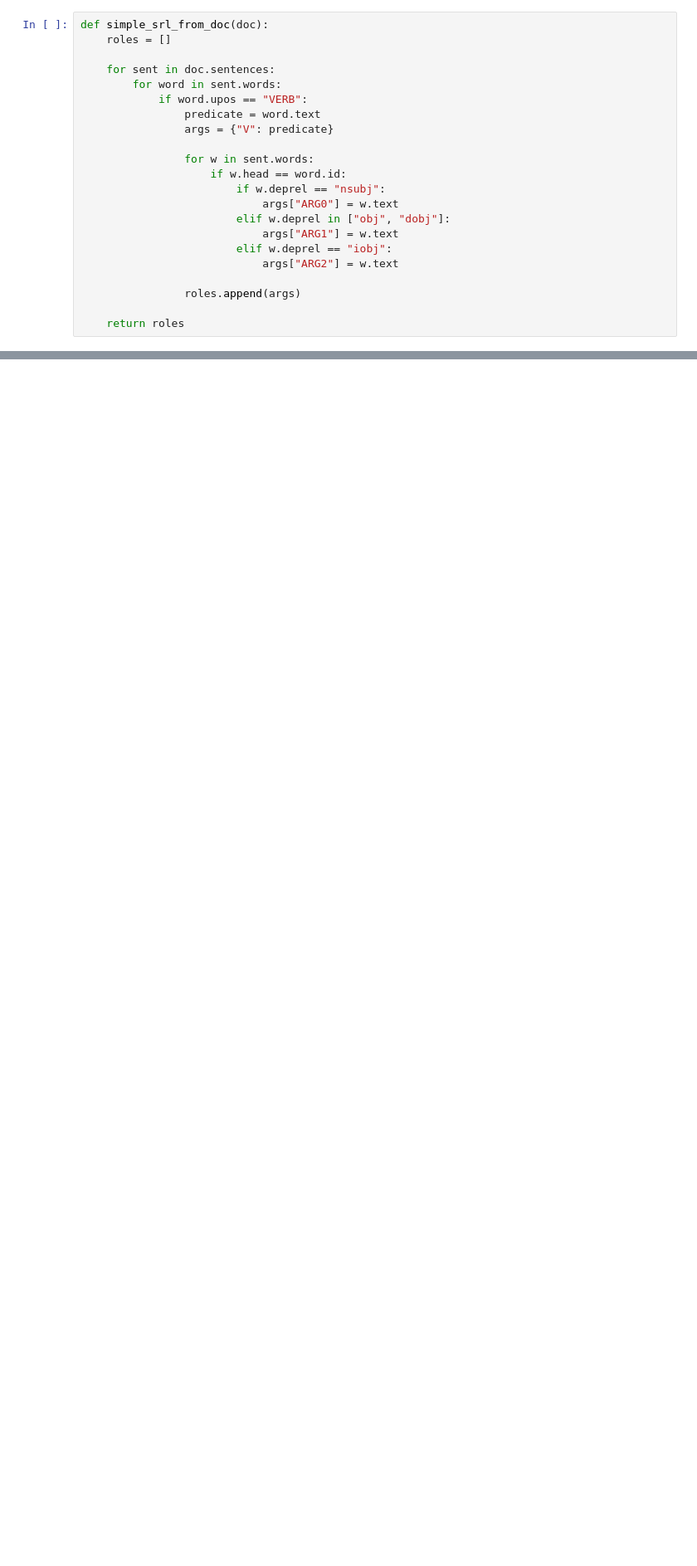
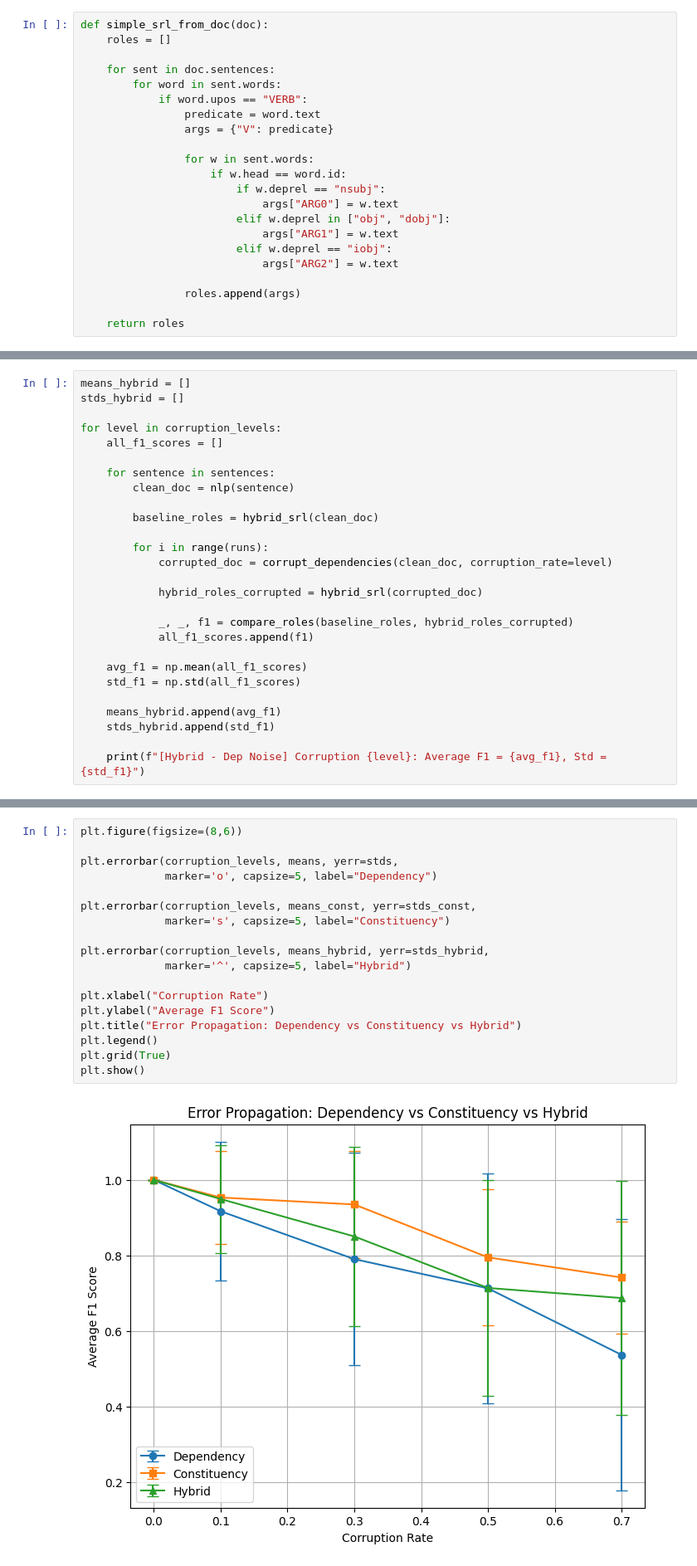
Before and after one commit to Danil1Danil/case_study, a Jupyter notebook: error_propagation_srl.ipynb, the cells around one changed output, grey strips where cells are left out. Shown at 83% size. Drawn from its saved outputs; the diff is of its cells as text; blank space fills up the shorter version.

```diff
--- a/error_propagation_srl.ipynb
+++ b/error_propagation_srl.ipynb
@@ -195,0 +345,27 @@ Corrupted: [{'V': 'gave', 'ARG1': 'book'}]
+# %%
+means_hybrid = []
+stds_hybrid = []
+
+for level in corruption_levels:
+    all_f1_scores = []
+
+    for sentence in sentences:
+        clean_doc = nlp(sentence)
+
+        baseline_roles = hybrid_srl(clean_doc)
+
+        for i in range(runs):
+            corrupted_doc = corrupt_dependencies(clean_doc, corruption_rate=level)
+
+            hybrid_roles_corrupted = hybrid_srl(corrupted_doc)
+
+            _, _, f1 = compare_roles(baseline_roles, hybrid_roles_corrupted)
+            all_f1_scores.append(f1)
+
+    avg_f1 = np.mean(all_f1_scores)
+    std_f1 = np.std(all_f1_scores)
+
+    means_hybrid.append(avg_f1)
+    stds_hybrid.append(std_f1)
+
+    print(f"[Hybrid - Dep Noise] Corruption {level}: Average F1 = {avg_f1}, Std = {std_f1}")
@@ -195,0 +378,20 @@ Corrupted: [{'V': 'gave', 'ARG1': 'book'}]
+# %%
+plt.figure(figsize=(8,6))
+
+plt.errorbar(corruption_levels, means, yerr=stds,
+             marker='o', capsize=5, label="Dependency")
+
+plt.errorbar(corruption_levels, means_const, yerr=stds_const,
+             marker='s', capsize=5, label="Constituency")
+
+plt.errorbar(corruption_levels, means_hybrid, yerr=stds_hybrid,
+             marker='^', capsize=5, label="Hybrid")
+
+plt.xlabel("Corruption Rate")
+plt.ylabel("Average F1 Score")
+plt.title("Error Propagation: Dependency vs Constituency vs Hybrid")
+plt.legend()
+plt.grid(True)
+plt.show()
+# %% [output]
+[figure, added]
```
Also changed, not shown: parts of 20 cells of this notebook.
